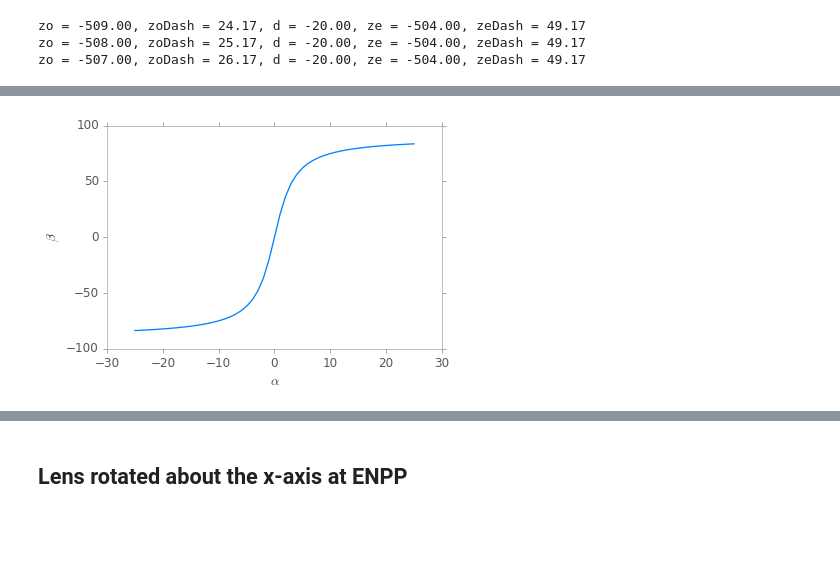
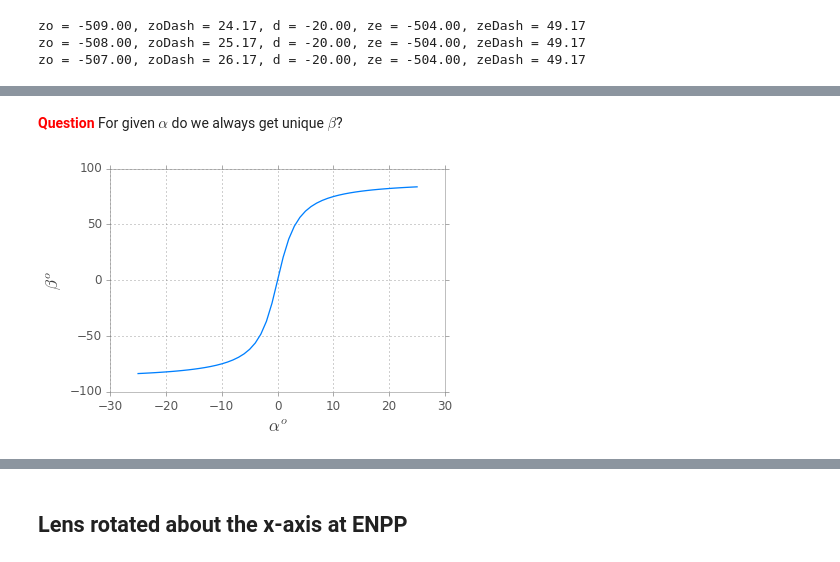
Before and after one commit to indranilsinharoy/phd-artifacts, a Jupyter notebook: chapters/chapter03_geometricmodel/code/StudyOfAngularRelationshipsForLensTiltForFocusing.ipynb, the cells around one changed output, grey strips where cells are left out. Cells and saved outputs as stored; diff of their text form; code cells hidden in the pictures; blank space fills up the shorter version.

```diff
--- a/chapters/chapter03_geometricmodel/code/StudyOfAngularRelationshipsForLensTiltForFocusing.ipynb
+++ b/chapters/chapter03_geometricmodel/code/StudyOfAngularRelationshipsForLensTiltForFocusing.ipynb
@@ -37,5 +47,7 @@ def saveFigure(figure, fig_name, DPI=120):
 # %%
-def get_beta(x, de, zo, f, mp, alpha):
+# Functions for analysing the effects of lens rotation
+
+def get_beta_shifting_pivot(x, de, zo, f, mp, alpha):
     """compute the object tilt angle (orientation of PoSF) for lens tilted about the x-axis
     about a point (de + x) distance from the ENPP.
 
@@ -51,6 +63,18 @@ def get_beta(x, de, zo, f, mp, alpha):
     numr = s*( mp*(zo + x - (de + x)*c) + f*(1 - mp)*c)
     deno = (f - mp*(de + x)*s**2)*(mp*c**2 + s**2) + (de + x)*mp*(1-mp)*(s**2)*(c**2)
     return -arctand(numr/deno)
+
+def get_beta(de, zo, f, mp, alpha):
+    """compute the object tilt angle (orientation of PoSF) for lens tilted about the x-axis
+    about a point (de) distance from the ENPP.
+
+    @param: de: directed distance of ENPP from {C} in fronto-parallel configuration.
+    @param: zo: directed distance of object plane from {C}
+    @param: f: focal length
+    @param: mp: pupil magnification
+    @param: alpha: angle of rotation (in degrees) of the lens about the pivot about x-axis
+    """
+    return get_beta_shifting_pivot(0.0, de, zo, f, mp, alpha)
 
 def get_zoDash(zo, alpha, beta, f, mp, de, deDash):
     """compute image plane distance (along z-axis of {C})
@@ -70,6 +94,21 @@ def get_zoDash(zo, alpha, beta, f, mp, de, deDash):
     numr = mp*f*(mp*c**2 + s**2)*z
     deno = mp*c*z + f
     return deDash*c + numr/deno
+
+def get_tanBeta(de, zo, f, mp, alpha):
+    """same as the function `get_beta()`, except that it returns tan(beta) instead of beta
+    """
+    c = cosd(alpha)
+    s = sind(alpha)
+    numr = -s*(mp*(zo - de*c) + f*(1 - mp)*c)
+    deno = (f - mp*de*s**2)*(mp*c**2 + s**2) + de*mp*(1-mp)*(s**2)*(c**2)
+    return numr/deno
+
+def beta_thin(zo, f, alpha):
+    """compute beta using thin-lens approximation. If the lens is rotated about the ENPP
+    and the pupil magnification equals one, then this relation is exact too.
+    """
+    return -arctand(zo*sind(alpha)/f)
 # %%
 # ex. optical system "paraxialDoubleLens24mmFiniteConj_mp2.zmx"
 zo = -509.0
@@ -175,12 +219,15 @@ plt.show()
+# %% [markdown]
+<font color='red'>**Question**</font> For given $\alpha$ do we always get unique $\beta$?
 # %%
-# plot of alpha vs. beta (may be just for fun .... that's all!)
+# plot of alpha vs. beta
 # this plot shows that given alpha, we can get a unique beta within +/-90°
 alpha = np.linspace(-25., 25., 51)
-beta = get_beta(x=0, de=-5.0, zo=-509.0, f=24.0, mp=2.0, alpha=alpha)
+beta = get_beta(de=-5.0, zo=-509.0, f=24.0, mp=2.0, alpha=alpha)
 
 plt.plot(alpha, beta)
-plt.xlabel(r'$\alpha$')
-plt.ylabel(r'$\beta$')
+plt.xlabel(r'$\alpha^o$', fontsize=17)
+plt.ylabel(r'$\beta^o$', fontsize=17)
+plt.grid()
 plt.show()
 # %% [output]
-[figure, old version]
+[figure, new version]
```
Also changed, not shown: parts of 43 cells of this notebook, 8 other files.
